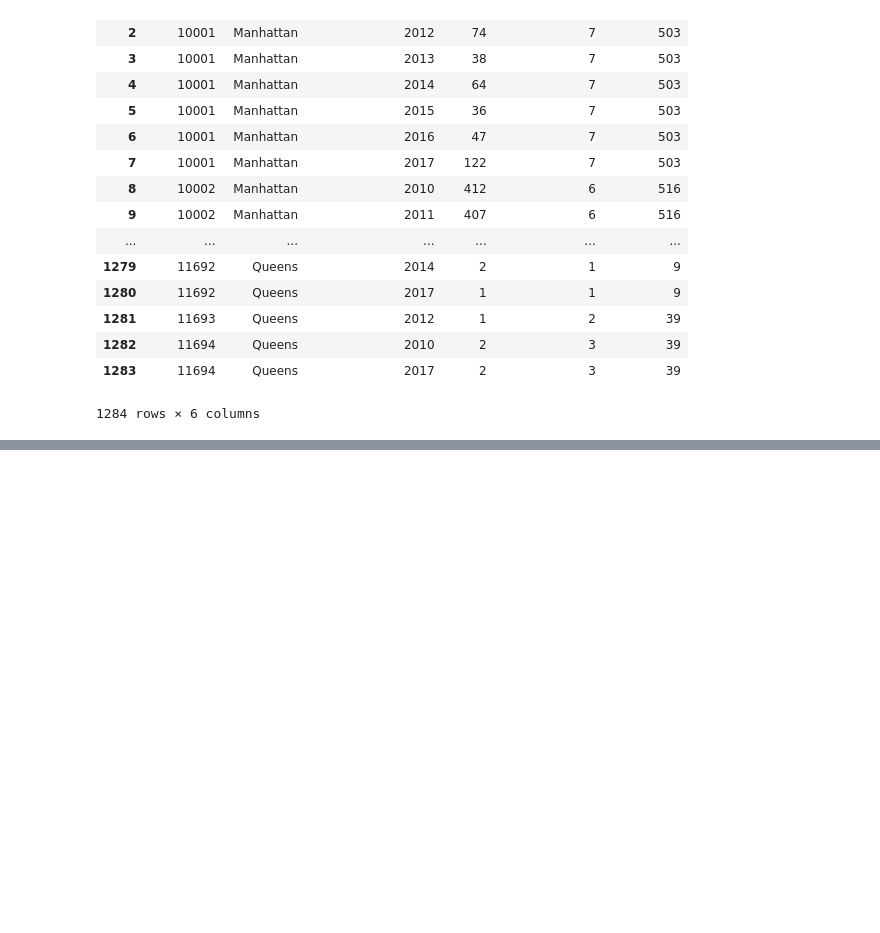
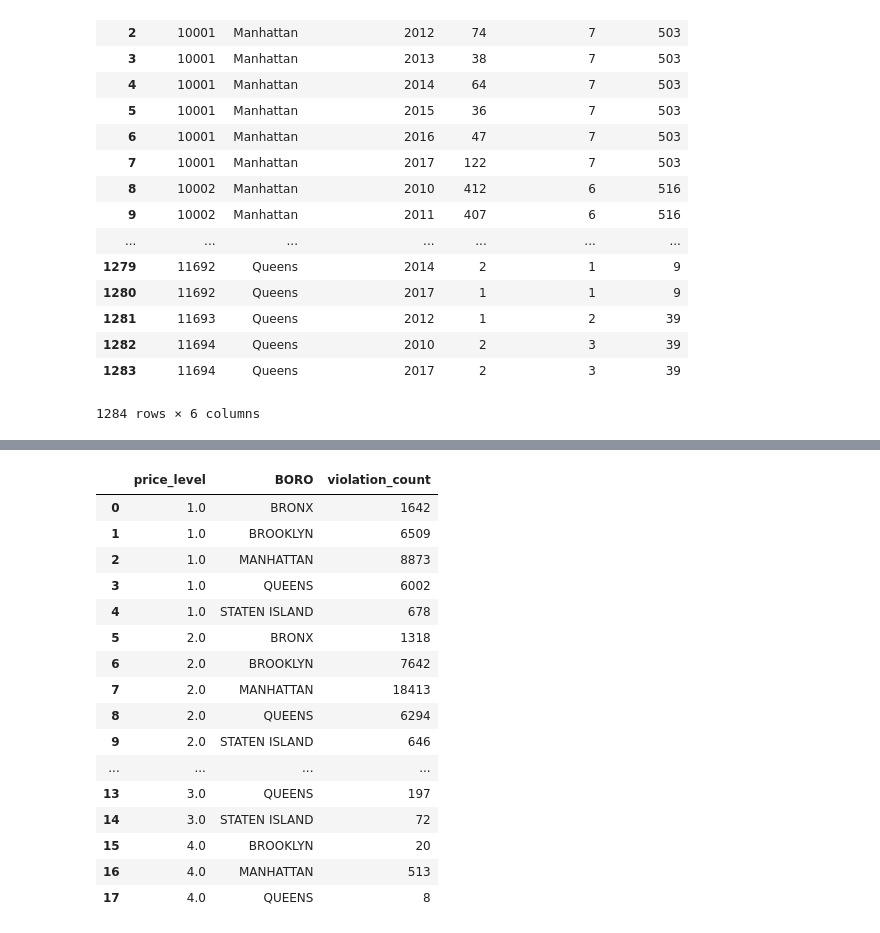
Before and after one commit to chrisfleisch/rodents-nyc, a Jupyter notebook: Rodent NYC Data.ipynb, the cells around one changed output, grey strips where cells are left out. Saved outputs shown, nothing was run; the diff lists cells and outputs as text; code cells hidden in the pictures; blank space fills up the shorter version.

```diff
--- a/Rodent NYC Data.ipynb
+++ b/Rodent NYC Data.ipynb
@@ -667,0 +909,21 @@ rat_by_zip_df
+# %%
+# price level and boro violation for rodents count
+restaurant_ratings_df.groupby(['price_level', 'BORO'])['violation_count'].sum().reset_index()
+# %% [output]
+|  | price_level | BORO | violation_count |
+| 0 | 1.0 | BRONX | 1642 |
+| 1 | 1.0 | BROOKLYN | 6509 |
+| 2 | 1.0 | MANHATTAN | 8873 |
+| 3 | 1.0 | QUEENS | 6002 |
+| 4 | 1.0 | STATEN ISLAND | 678 |
+| 5 | 2.0 | BRONX | 1318 |
+| 6 | 2.0 | BROOKLYN | 7642 |
+| 7 | 2.0 | MANHATTAN | 18413 |
+| 8 | 2.0 | QUEENS | 6294 |
+| 9 | 2.0 | STATEN ISLAND | 646 |
+| ... | ... | ... | ... |
+| 13 | 3.0 | QUEENS | 197 |
+| 14 | 3.0 | STATEN ISLAND | 72 |
+| 15 | 4.0 | BROOKLYN | 20 |
+| 16 | 4.0 | MANHATTAN | 513 |
+| 17 | 4.0 | QUEENS | 8 |
```
Also changed, not shown: parts of 45 cells of this notebook, 2 other files.
